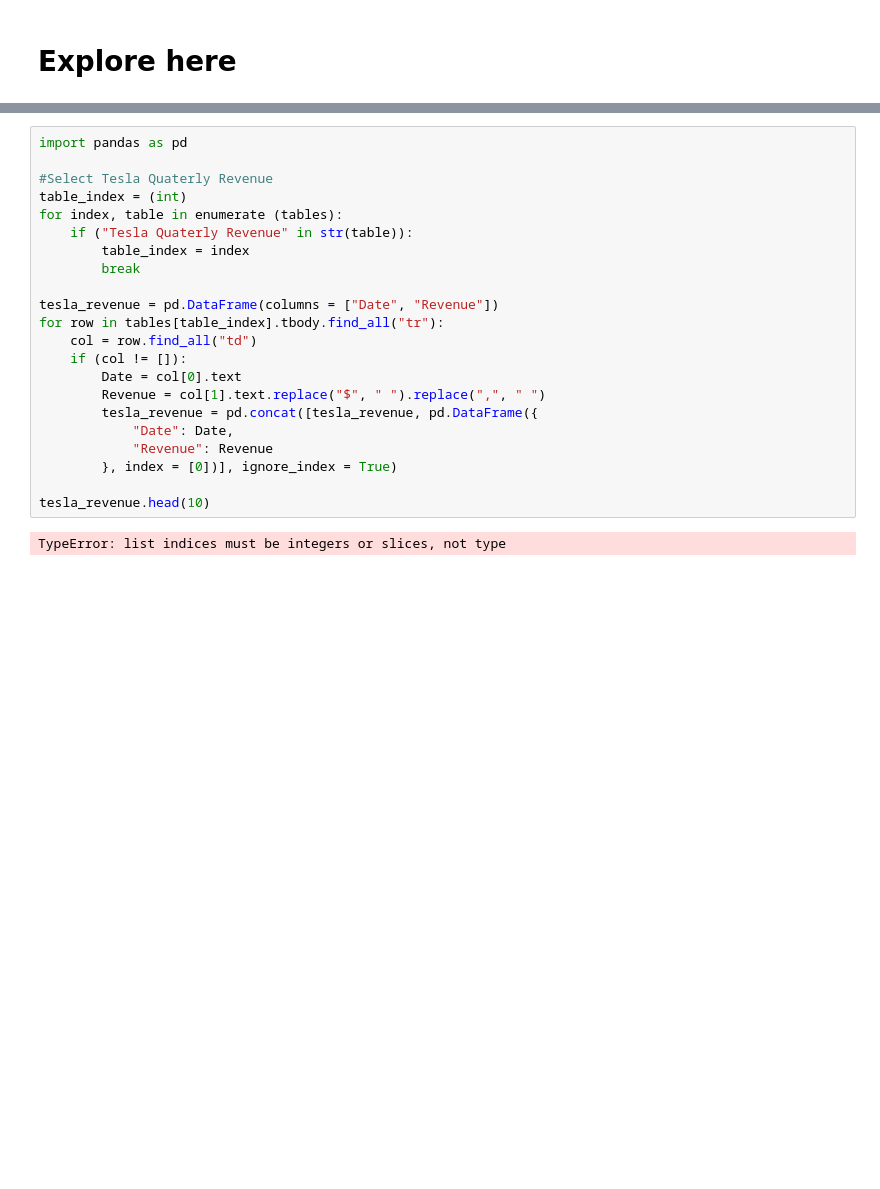
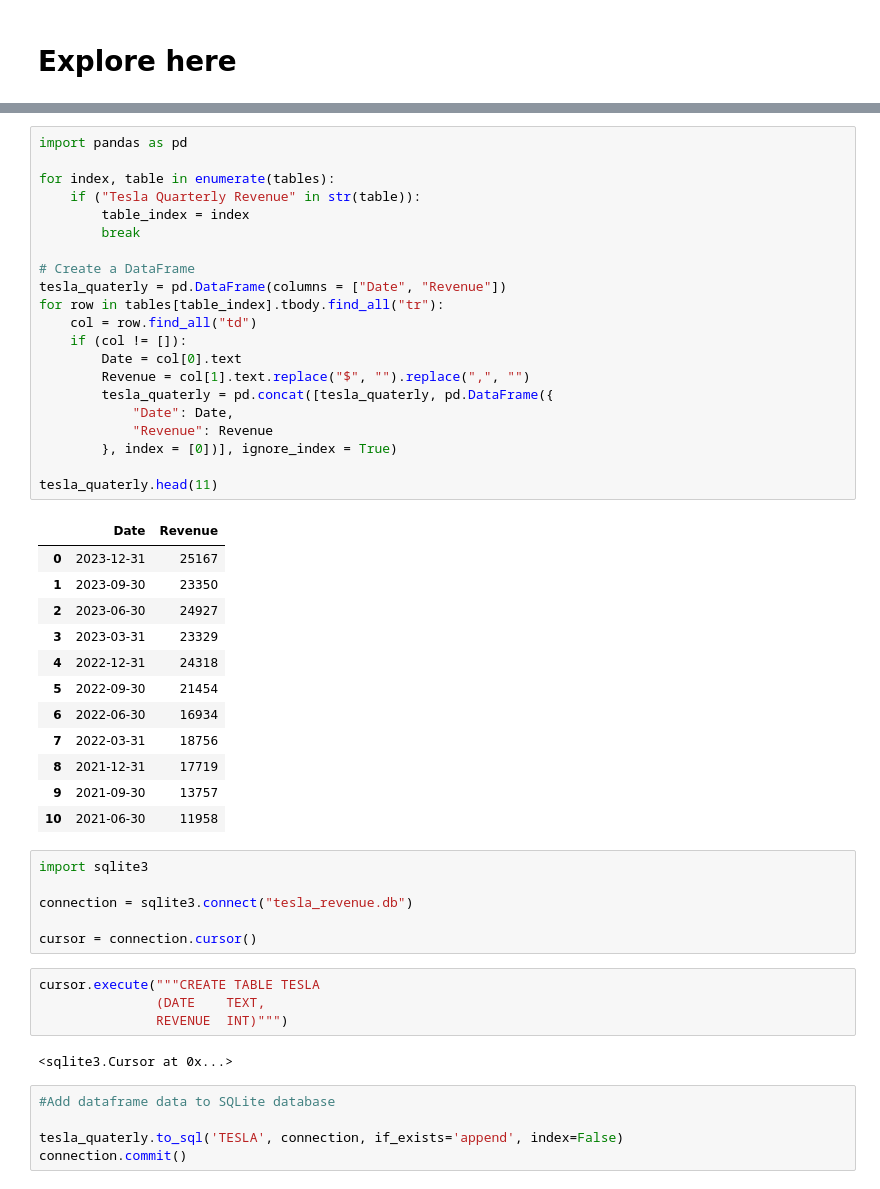
Before and after one commit to fertr98/web-scraping-project-tutorial, a Jupyter notebook: src/explore.ipynb, the cells around one changed output, grey strips where cells are left out. Saved outputs shown, nothing was run; the diff lists cells and outputs as text; blank space fills up the shorter version.

```diff
--- a/src/explore.ipynb
+++ b/src/explore.ipynb
@@ -29,24 +48,51 @@ tables = soup.find_all("table", class_ = "historical_data_table table")
 # %%
 import pandas as pd
 
-#Select Tesla Quaterly Revenue
-table_index = (int)
-for index, table in enumerate (tables):
-    if ("Tesla Quaterly Revenue" in str(table)):
+for index, table in enumerate(tables):
+    if ("Tesla Quarterly Revenue" in str(table)):
         table_index = index
         break
 
-tesla_revenue = pd.DataFrame(columns = ["Date", "Revenue"])
+# Create a DataFrame
+tesla_quaterly = pd.DataFrame(columns = ["Date", "Revenue"])
 for row in tables[table_index].tbody.find_all("tr"):
     col = row.find_all("td")
     if (col != []):
         Date = col[0].text
-        Revenue = col[1].text.replace("$", " ").replace(",", " ")
-        tesla_revenue = pd.concat([tesla_revenue, pd.DataFrame({
+        Revenue = col[1].text.replace("$", "").replace(",", "")
+        tesla_quaterly = pd.concat([tesla_quaterly, pd.DataFrame({
             "Date": Date,
             "Revenue": Revenue
         }, index = [0])], ignore_index = True)
 
-tesla_revenue.head(10)
+tesla_quaterly.head(11)
 # %% [output]
-TypeError: list indices must be integers or slices, not type
+|  | Date | Revenue |
+| 0 | 2023-12-31 | 25167 |
+| 1 | 2023-09-30 | 23350 |
+| 2 | 2023-06-30 | 24927 |
+| 3 | 2023-03-31 | 23329 |
+| 4 | 2022-12-31 | 24318 |
+| 5 | 2022-09-30 | 21454 |
+| 6 | 2022-06-30 | 16934 |
+| 7 | 2022-03-31 | 18756 |
+| 8 | 2021-12-31 | 17719 |
+| 9 | 2021-09-30 | 13757 |
+| 10 | 2021-06-30 | 11958 |
+# %%
+import sqlite3
+
+connection = sqlite3.connect("tesla_revenue.db")
+
+cursor = connection.cursor()
+# %%
+cursor.execute("""CREATE TABLE TESLA
+               (DATE    TEXT,
+               REVENUE  INT)""")
+# %% [output]
+<sqlite3.Cursor at 0x...>
+# %%
+#Add dataframe data to SQLite database
+
+tesla_quaterly.to_sql('TESLA', connection, if_exists='append', index=False)
+connection.commit()
```
Also changed, not shown: parts of 5 cells of this notebook, 2 other files.
